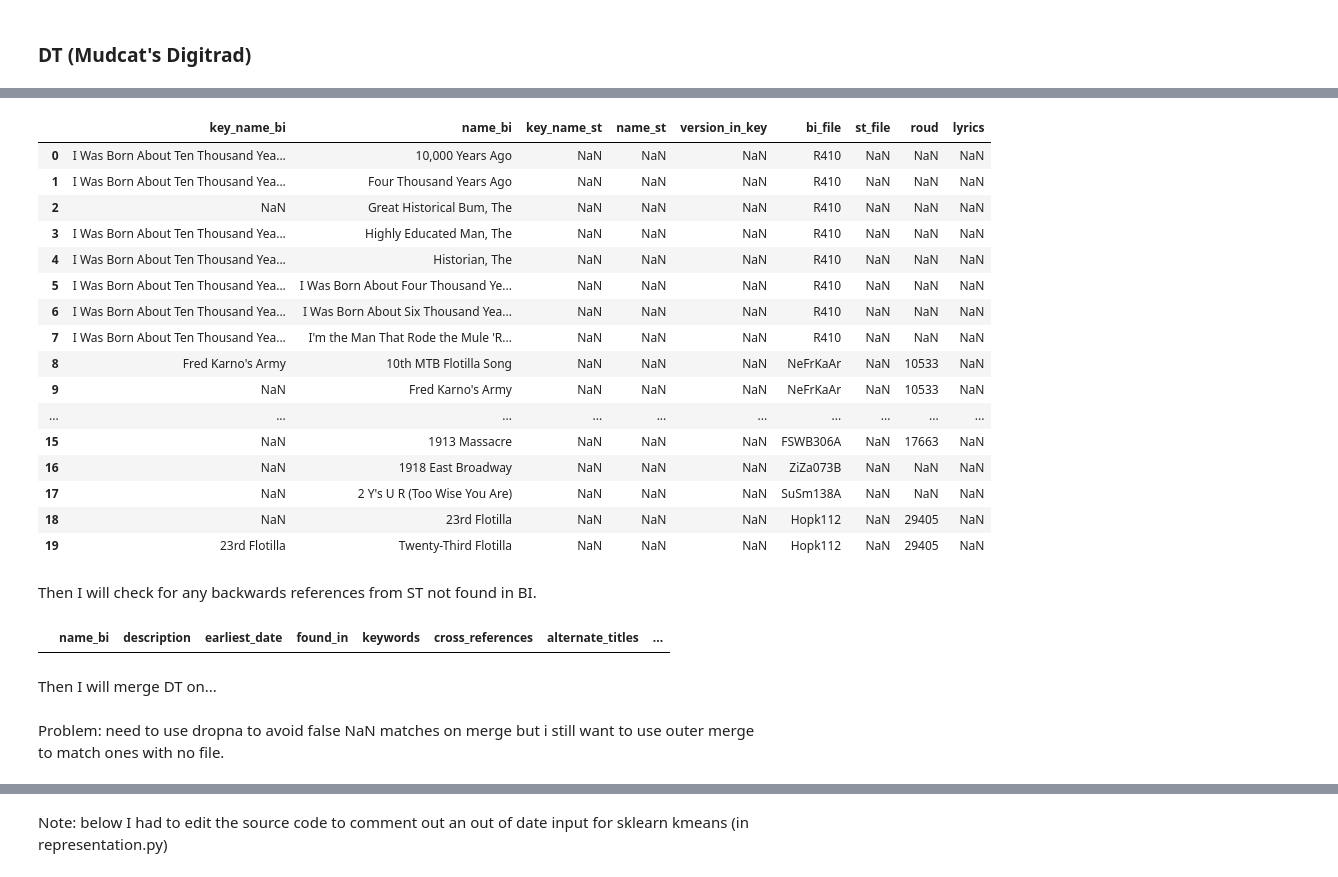
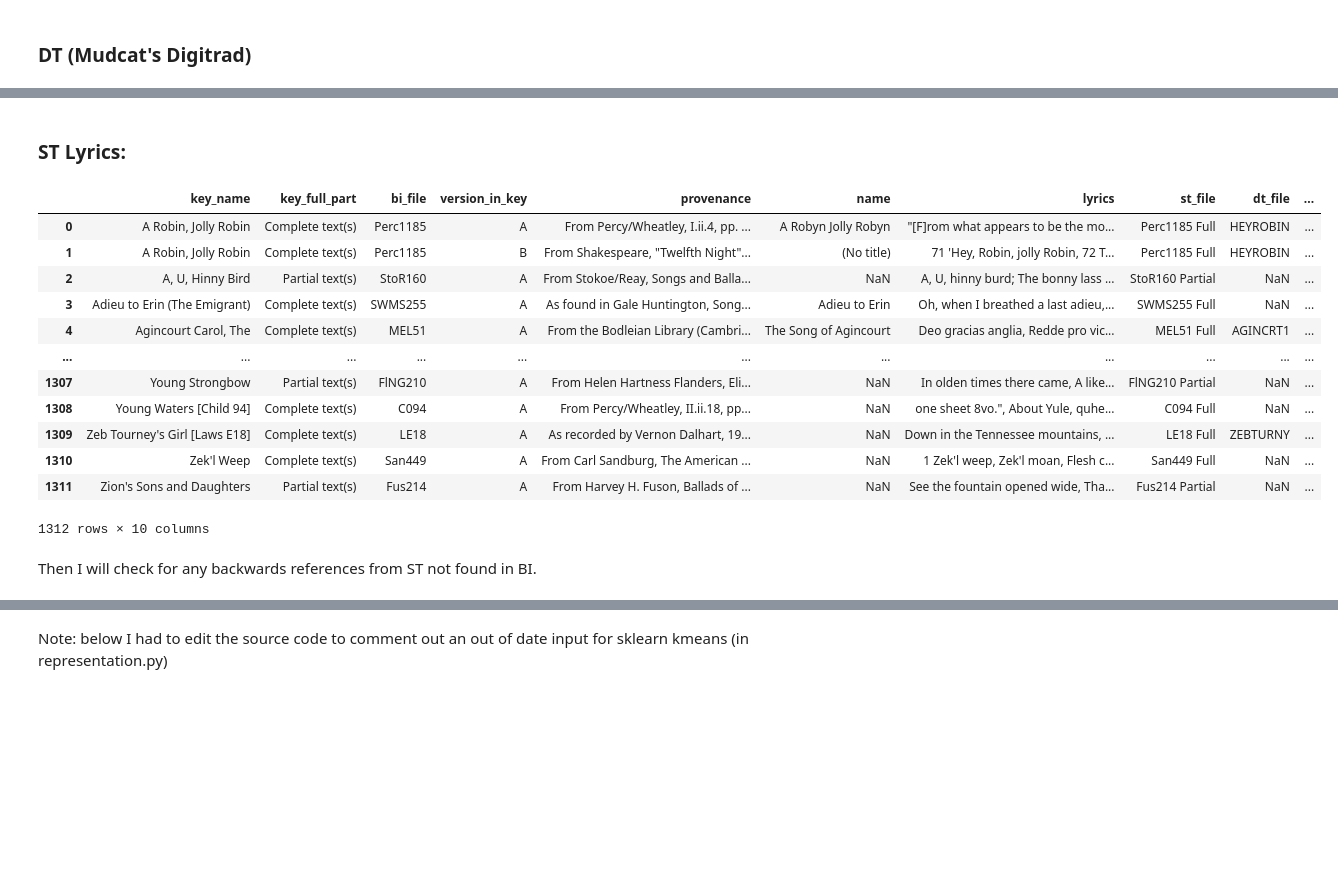
Before and after one commit to sian0x0/Roud-Song-Clusters, a Jupyter notebook: Roud-Clusters.ipynb, the cells around one changed output, grey strips where cells are left out. Drawn from its saved outputs; the diff is of its cells as text; code cells hidden in the pictures; blank space fills up the shorter version.

```diff
--- a/Roud-Clusters.ipynb
+++ b/Roud-Clusters.ipynb
@@ -602,0 +384,5 @@ Even allowing for the multiple entries per BI row for DT files and assuming we c
+# %%
+# fill 'dt_file' with the remainder of the string after 'DT'
+df_bi_separated.loc[filtered_rows.index, 'dt_file'] = filtered_rows['bi_file'].str[2:]
+
+df_bi_separated.loc[filtered_rows.index][['name', 'bi_file', 'dt_file']]
@@ -602,0 +460,2 @@ Even allowing for the multiple entries per BI row for DT files and assuming we c
+# %%
+df_bi = df_bi_separated.copy()
@@ -913,0 +781,16 @@ df_dt
+# %%
+# get the new partial dt_files from the filtered_rows in uppercase
+new_values = df_bi.loc[filtered_rows.index, 'dt_file'].str.upper()
+
+# filter out NaNs
+lookup_valid_values = df_dt[df_dt['dt_file'].notna()]
+
+# function to check for matches and handle NaN
+def find_match(x):
+    if pd.notna(x):
+        matches = lookup_valid_values[lookup_valid_values['dt_file'].str.upper().str.contains(x)]
+        return matches.iloc[0]['dt_file'] if not matches.empty else x
+    return x
+
+# Replace values in df_bi['dt_file'] with matches
+df_bi.loc[filtered_rows.index, 'dt_file'] = new_values.apply(find_match)
@@ -913,0 +799,7 @@ df_dt
+# %%
+#update lookup table
+df_file_lookup = df_bi.loc[:,'bi_file':'roud'].dropna(subset=['roud', 'st_file', 'dt_file'], how='all')
+# cleanup parenthesis
+df_file_lookup = df_file_lookup.applymap(lambda x: x if pd.isna(x) else x.replace("(", "").replace(")", ""))
+
+df_file_lookup
@@ -936,32 +844,21 @@ I will first merge BI and ST on on the bi filenames, giving descriptive suffixes
+# %% [markdown]
+### ST Lyrics:
 # %%
-df_all_plus_lyrics_test = df_bi_test.merge(df_st, how='outer', on='bi_file', suffixes=('_bi', '_st'))
+df_st_plus_bi = df_st.merge(df_file_lookup.drop_duplicates(), how='left', on='bi_file', suffixes=('_st', '_bi'))
+df_st_plus_bi
+# %% [output]
+|  | key_name | key_full_part | bi_file | version_in_key | provenance | name | lyrics | st_file | dt_file | ... |
+| 0 | A Robin, Jolly Robin | Complete text(s) | Perc1185 | A | From Percy/Wheatley, I.ii.4, pp. ... | A Robyn Jolly Robyn | "[F]rom what appears to be the mo... | Perc1185 Full | HEYROBIN | ... |
+| 1 | A Robin, Jolly Robin | Complete text(s) | Perc1185 | B | From Shakespeare, "Twelfth Night"... | (No title) | 71 'Hey, Robin, jolly Robin, 72 T... | Perc1185 Full | HEYROBIN | ... |
+| 2 | A, U, Hinny Bird | Partial text(s) | StoR160 | A | From Stokoe/Reay, Songs and Balla... | NaN | A, U, hinny burd; The bonny lass ... | StoR160 Partial | NaN | ... |
+| 3 | Adieu to Erin (The Emigrant) | Complete text(s) | SWMS255 | A | As found in Gale Huntington, Song... | Adieu to Erin | Oh, when I breathed a last adieu,... | SWMS255 Full | NaN | ... |
+| 4 | Agincourt Carol, The | Complete text(s) | MEL51 | A | From the Bodleian Library (Cambri... | The Song of Agincourt | Deo gracias anglia, Redde pro vic... | MEL51 Full | AGINCRT1 | ... |
+| ... | ... | ... | ... | ... | ... | ... | ... | ... | ... | ... |
+| 1307 | Young Strongbow | Partial text(s) | FlNG210 | A | From Helen Hartness Flanders, Eli... | NaN | In olden times there came, A like... | FlNG210 Partial | NaN | ... |
+| 1308 | Young Waters [Child 94] | Complete text(s) | C094 | A | From Percy/Wheatley, II.ii.18, pp... | NaN | one sheet 8vo.", About Yule, quhe... | C094 Full | NaN | ... |
+| 1309 | Zeb Tourney's Girl [Laws E18] | Complete text(s) | LE18 | A | As recorded by Vernon Dalhart, 19... | NaN | Down in the Tennessee mountains, ... | LE18 Full | ZEBTURNY | ... |
+| 1310 | Zek'l Weep | Complete text(s) | San449 | A | From Carl Sandburg, The American ... | NaN | 1 Zek'l weep, Zek'l moan, Flesh c... | San449 Full | NaN | ... |
+| 1311 | Zion's Sons and Daughters | Partial text(s) | Fus214 | A | From Harvey H. Fuson, Ballads of ... | NaN | See the fountain opened wide, Tha... | Fus214 Partial | NaN | ... |
+1312 rows × 10 columns
-# %%
-df_all_plus_lyrics_test[['key_name_bi', 'name_bi', 'key_name_st', 'name_st', 'version_in_key', 'bi_file', 'st_file', 'roud', 'lyrics']].head(20)
-# %% [output]
-|  | key_name_bi | name_bi | key_name_st | name_st | version_in_key | bi_file | st_file | roud | lyrics |
-| 0 | I Was Born About Ten Thousand Yea... | 10,000 Years Ago | NaN | NaN | NaN | R410 | NaN | NaN | NaN |
-| 1 | I Was Born About Ten Thousand Yea... | Four Thousand Years Ago | NaN | NaN | NaN | R410 | NaN | NaN | NaN |
-| 2 | NaN | Great Historical Bum, The | NaN | NaN | NaN | R410 | NaN | NaN | NaN |
-| 3 | I Was Born About Ten Thousand Yea... | Highly Educated Man, The | NaN | NaN | NaN | R410 | NaN | NaN | NaN |
-| 4 | I Was Born About Ten Thousand Yea... | Historian, The | NaN | NaN | NaN | R410 | NaN | NaN | NaN |
-| 5 | I Was Born About Ten Thousand Yea... | I Was Born About Four Thousand Ye... | NaN | NaN | NaN | R410 | NaN | NaN | NaN |
-| 6 | I Was Born About Ten Thousand Yea... | I Was Born About Six Thousand Yea... | NaN | NaN | NaN | R410 | NaN | NaN | NaN |
-| 7 | I Was Born About Ten Thousand Yea... | I'm the Man That Rode the Mule 'R... | NaN | NaN | NaN | R410 | NaN | NaN | NaN |
-| 8 | Fred Karno's Army | 10th MTB Flotilla Song | NaN | NaN | NaN | NeFrKaAr | NaN | 10533 | NaN |
-| 9 | NaN | Fred Karno's Army | NaN | NaN | NaN | NeFrKaAr | NaN | 10533 | NaN |
-| ... | ... | ... | ... | ... | ... | ... | ... | ... | ... |
-| 15 | NaN | 1913 Massacre | NaN | NaN | NaN | FSWB306A | NaN | 17663 | NaN |
-| 16 | NaN | 1918 East Broadway | NaN | NaN | NaN | ZiZa073B | NaN | NaN | NaN |
-| 17 | NaN | 2 Y's U R (Too Wise You Are) | NaN | NaN | NaN | SuSm138A | NaN | NaN | NaN |
-| 18 | NaN | 23rd Flotilla | NaN | NaN | NaN | Hopk112 | NaN | 29405 | NaN |
-| 19 | 23rd Flotilla | Twenty-Third Flotilla | NaN | NaN | NaN | Hopk112 | NaN | 29405 | NaN |
 # %% [markdown]
 Then I will check for any backwards references from ST not found in BI.
-# %%
-df_all_plus_lyrics_test[(df_all_plus_lyrics_test.st_file.str.split().str.get(0) != df_all_plus_lyrics_test.bi_file) & df_all_plus_lyrics_test.st_file.notna() & df_all_plus_lyrics_test.bi_file.isna()]
-# %% [output]
-|  | name_bi | description | earliest_date | found_in | keywords | cross_references | alternate_titles | ... |
-# %% [markdown]
-Then I will merge DT on...
-# %% [markdown]
-Problem: need to use dropna to avoid false NaN matches on merge but i still want to use outer merge to match ones with no file.
```
Also changed, not shown: parts of 161 cells of this notebook, 2 other files.
